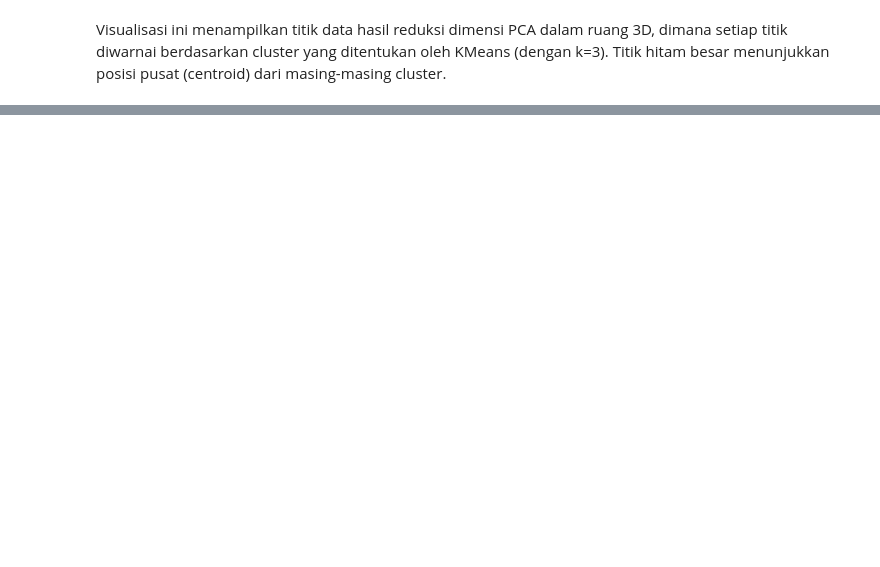
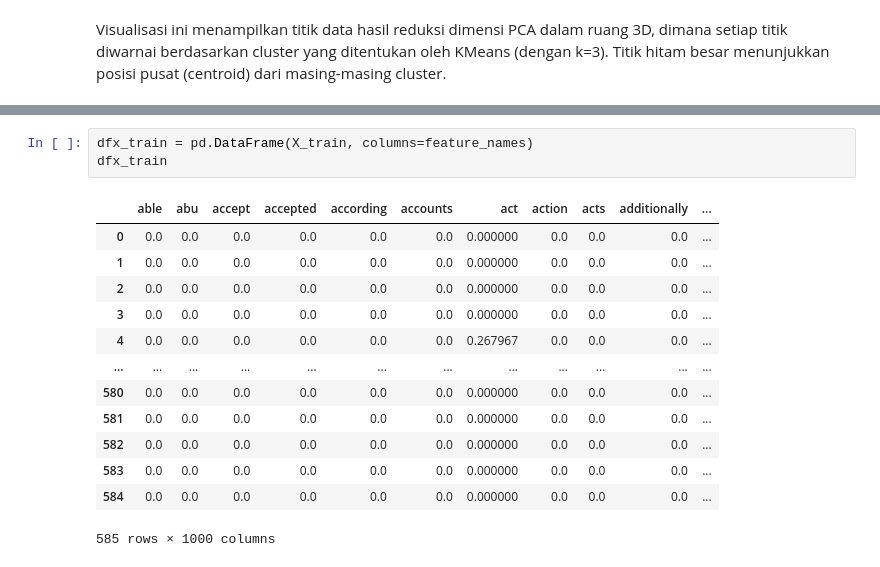
Before and after one commit to notnsas/cautious-eureka, a Jupyter notebook: aplikasi_ds/TF_IDF_KMEAN.ipynb, the cells around one changed output, grey strips where cells are left out. Drawn from its saved outputs; the diff is of its cells as text; blank space fills up the shorter version.

```diff
--- a/aplikasi_ds/TF_IDF_KMEAN.ipynb
+++ b/aplikasi_ds/TF_IDF_KMEAN.ipynb
@@ -328,0 +409,17 @@ Visualisasi ini menampilkan titik data hasil reduksi dimensi PCA dalam ruang 3D,
+# %%
+dfx_train = pd.DataFrame(X_train, columns=feature_names)
+dfx_train
+# %% [output]
+|  | able | abu | accept | accepted | according | accounts | act | action | acts | additionally | ... |
+| 0 | 0.0 | 0.0 | 0.0 | 0.0 | 0.0 | 0.0 | 0.000000 | 0.0 | 0.0 | 0.0 | ... |
+| 1 | 0.0 | 0.0 | 0.0 | 0.0 | 0.0 | 0.0 | 0.000000 | 0.0 | 0.0 | 0.0 | ... |
+| 2 | 0.0 | 0.0 | 0.0 | 0.0 | 0.0 | 0.0 | 0.000000 | 0.0 | 0.0 | 0.0 | ... |
+| 3 | 0.0 | 0.0 | 0.0 | 0.0 | 0.0 | 0.0 | 0.000000 | 0.0 | 0.0 | 0.0 | ... |
+| 4 | 0.0 | 0.0 | 0.0 | 0.0 | 0.0 | 0.0 | 0.267967 | 0.0 | 0.0 | 0.0 | ... |
+| ... | ... | ... | ... | ... | ... | ... | ... | ... | ... | ... | ... |
+| 580 | 0.0 | 0.0 | 0.0 | 0.0 | 0.0 | 0.0 | 0.000000 | 0.0 | 0.0 | 0.0 | ... |
+| 581 | 0.0 | 0.0 | 0.0 | 0.0 | 0.0 | 0.0 | 0.000000 | 0.0 | 0.0 | 0.0 | ... |
+| 582 | 0.0 | 0.0 | 0.0 | 0.0 | 0.0 | 0.0 | 0.000000 | 0.0 | 0.0 | 0.0 | ... |
+| 583 | 0.0 | 0.0 | 0.0 | 0.0 | 0.0 | 0.0 | 0.000000 | 0.0 | 0.0 | 0.0 | ... |
+| 584 | 0.0 | 0.0 | 0.0 | 0.0 | 0.0 | 0.0 | 0.000000 | 0.0 | 0.0 | 0.0 | ... |
+585 rows × 1000 columns
```
Also changed, not shown: parts of 12 cells of this notebook.
